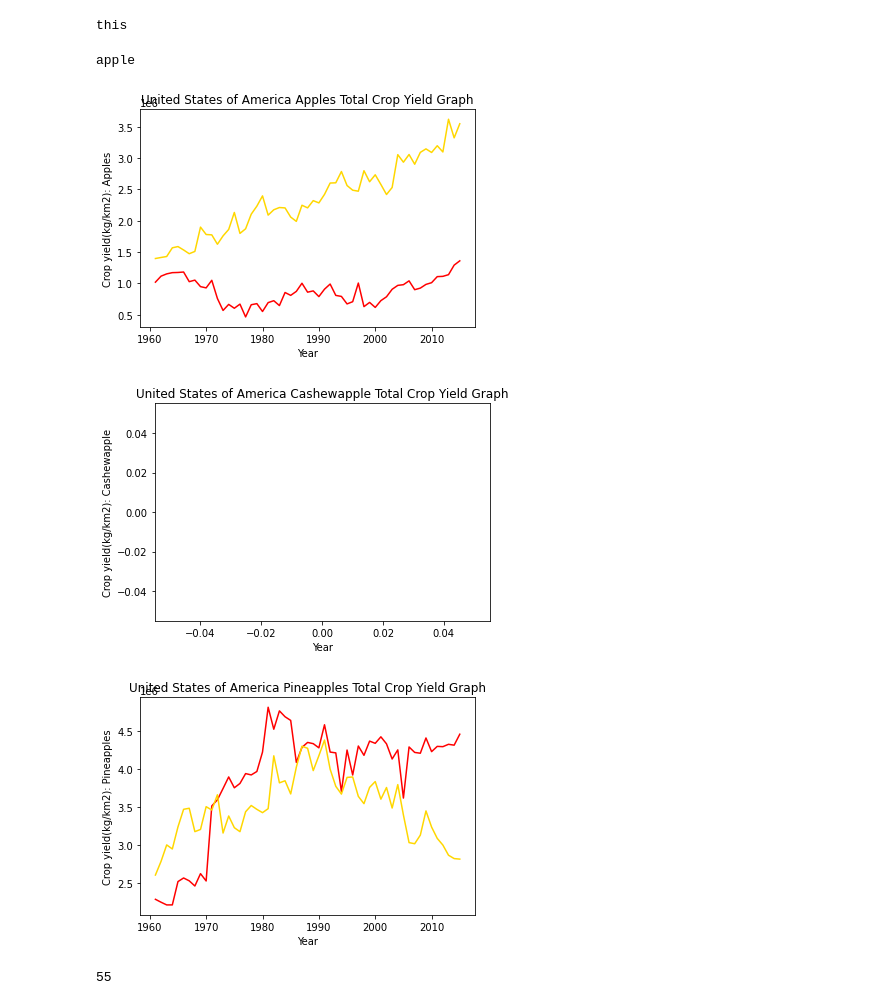
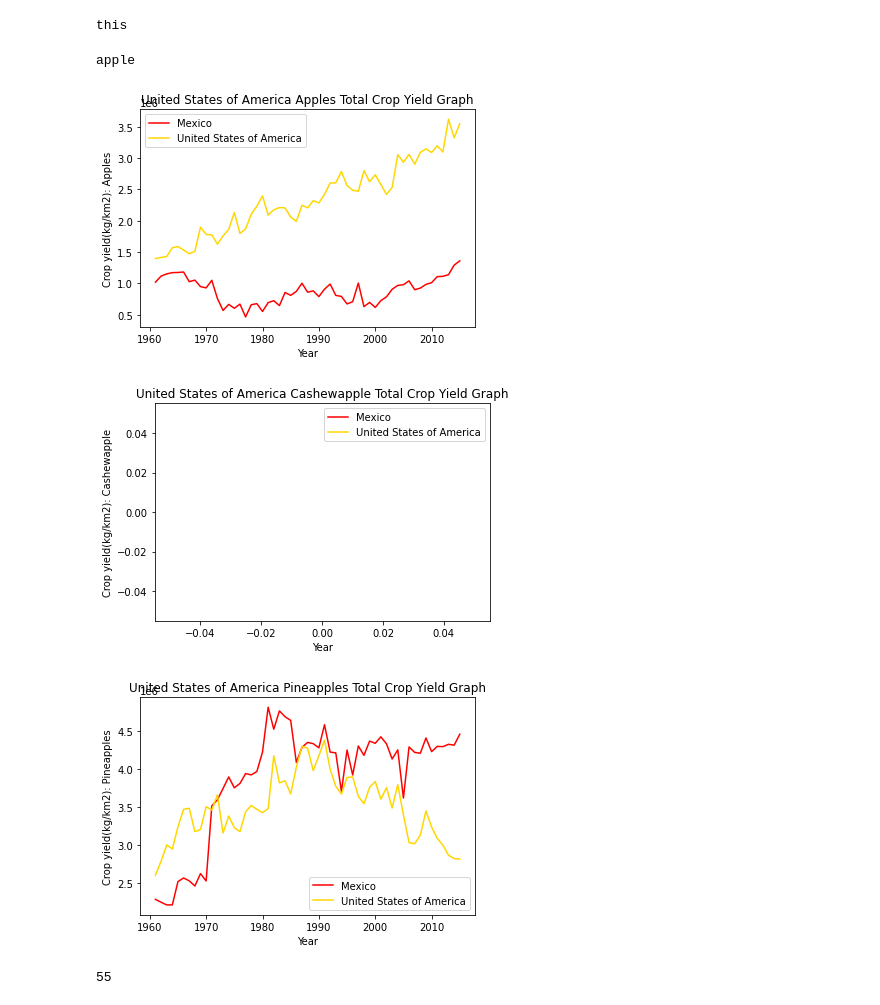
Before and after one commit to jfernandez37/495Project, a Jupyter notebook: Directed_consulting_495.ipynb, the cells around one changed output. Cells and saved outputs as stored; diff of their text form; code cells hidden in the pictures.

```diff
--- a/Directed_consulting_495.ipynb
+++ b/Directed_consulting_495.ipynb
@@ -92,37 +92,38 @@ countriesID=[122,206]
 colors=['red','gold']
 gCount=0
 counter=0
 for j in countriesID:
   coID=j
   counter+=1
   for i in range(len(stuff['Pr_Crop_US'][coID])):
     cropID=i
     cropName=str(stuff['FAOSTAT_CrName_FAO'][cropID])
     testSplit=cropName.split("[")
     cropName=testSplit[2].split("]")[0]
     cropName=cropName.replace("'","")
     coName=str(stuff['FAOSTAT_CoName_FAO'][coID])
     testSplitCo=coName.split("[")
     coName=testSplitCo[2].split("]")[0]
     coName=coName.replace("'","")
     #print(cropName)
     if search.upper() in cropName.upper():
     #if 1:
       gCount+=1
       y=stuff['Yield_FAO'][coID][cropID]
       #print(len(stuff['Pr_Crop_US'][0][0]))
       x=np.arange(1961,2016)
       plt.figure(i)
       plt.title(coName+ " "+cropName+ " Total Crop Yield Graph")
       plt.xlabel("Year")
       plt.ylabel("Crop yield(kg/km2): " + cropName)
-      plt.plot(x,y,color=colors[counter-1])
+      plt.plot(x,y,color=colors[counter-1],label=coName)
+      plt.legend()
       plt.show
 # %% [output]
 apple
-[figure, old version]
+[figure, new version]
-[figure, old version]
+[figure, new version]
-[figure, old version]
+[figure, new version]
 # %%
 y=stuff['Nyield_kgkm'][206][124]
 print(len(stuff['Pr_Crop_US'][0][1]))
```
